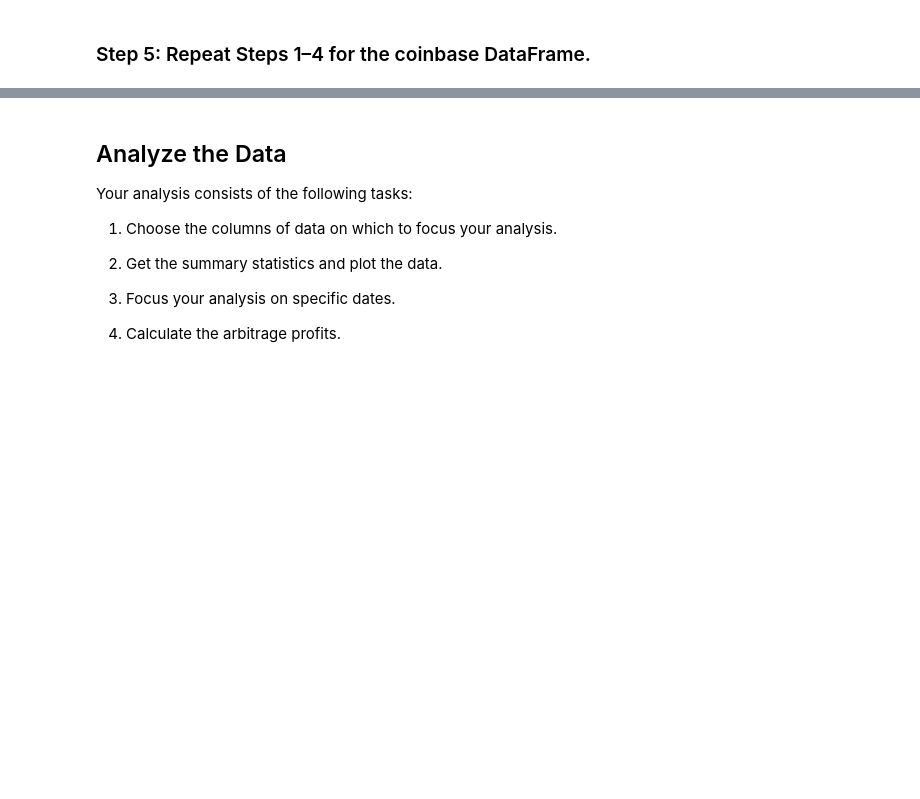
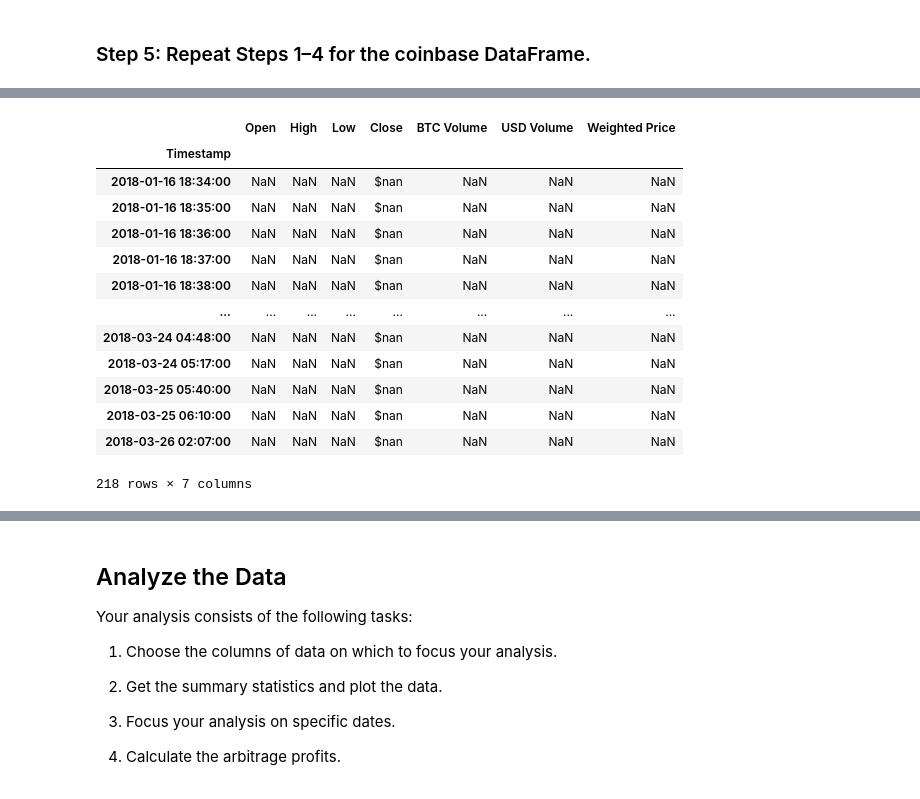
Before and after one commit to blandwhite/Challenge_3, a Jupyter notebook: crypto_arbitrage.ipynb, the cells around one changed output, grey strips where cells are left out. Cells and saved outputs as stored; diff of their text form; code cells hidden in the pictures; blank space fills up the shorter version.

```diff
--- a/crypto_arbitrage.ipynb
+++ b/crypto_arbitrage.ipynb
@@ -154,0 +341,26 @@ To prepare and clean your data for analysis, complete the following steps:
+# %%
+'''
+To gain some insight into the rows that have missing data, we can pull those out of
+the dataframe for further examination. We notice that the 'Close' column actually
+has non-numeric values like the other columns, but it was masked when we ran the
+isnull() function above since it's seeing those as strings with "$" in front of them.
+Based on this information, it confirms that we can drop the missing data with dropna()
+since these rows represent a very small part of the whole dataframe, and all NaN's
+for each column occur in the same rows (218 of them, out of a total of 129,540 rows).
+'''
+coinbase[coinbase['Open'].isnull()]
+# %% [output]
+|  | Open | High | Low | Close | BTC Volume | USD Volume | Weighted Price |
+| Timestamp |  |  |  |  |  |  |  |
+| 2018-01-16 18:34:00 | NaN | NaN | NaN | $nan | NaN | NaN | NaN |
+| 2018-01-16 18:35:00 | NaN | NaN | NaN | $nan | NaN | NaN | NaN |
+| 2018-01-16 18:36:00 | NaN | NaN | NaN | $nan | NaN | NaN | NaN |
+| 2018-01-16 18:37:00 | NaN | NaN | NaN | $nan | NaN | NaN | NaN |
+| 2018-01-16 18:38:00 | NaN | NaN | NaN | $nan | NaN | NaN | NaN |
+| ... | ... | ... | ... | ... | ... | ... | ... |
+| 2018-03-24 04:48:00 | NaN | NaN | NaN | $nan | NaN | NaN | NaN |
+| 2018-03-24 05:17:00 | NaN | NaN | NaN | $nan | NaN | NaN | NaN |
+| 2018-03-25 05:40:00 | NaN | NaN | NaN | $nan | NaN | NaN | NaN |
+| 2018-03-25 06:10:00 | NaN | NaN | NaN | $nan | NaN | NaN | NaN |
+| 2018-03-26 02:07:00 | NaN | NaN | NaN | $nan | NaN | NaN | NaN |
+218 rows × 7 columns
```
Also changed, not shown: parts of 28 cells of this notebook, 1 other file.
